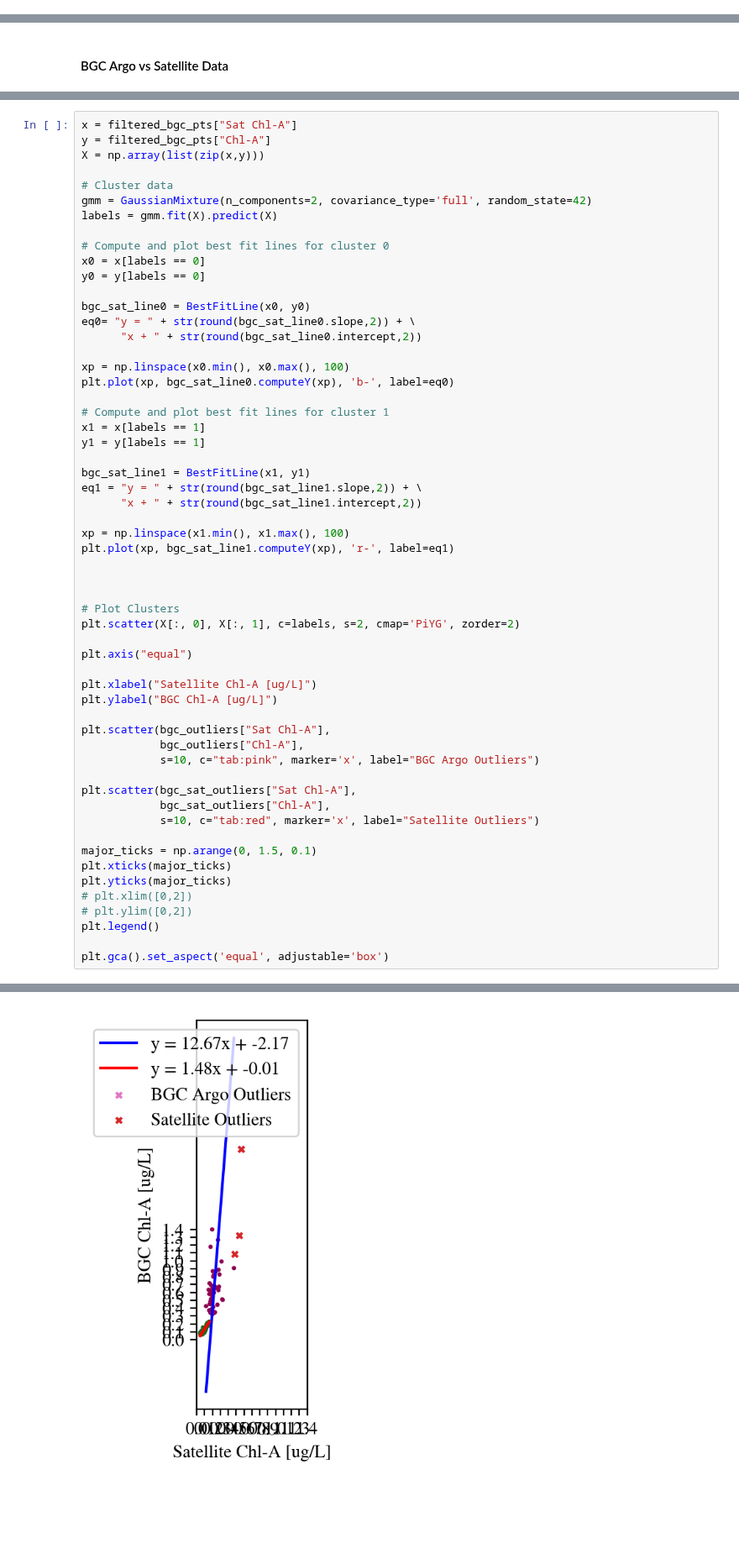
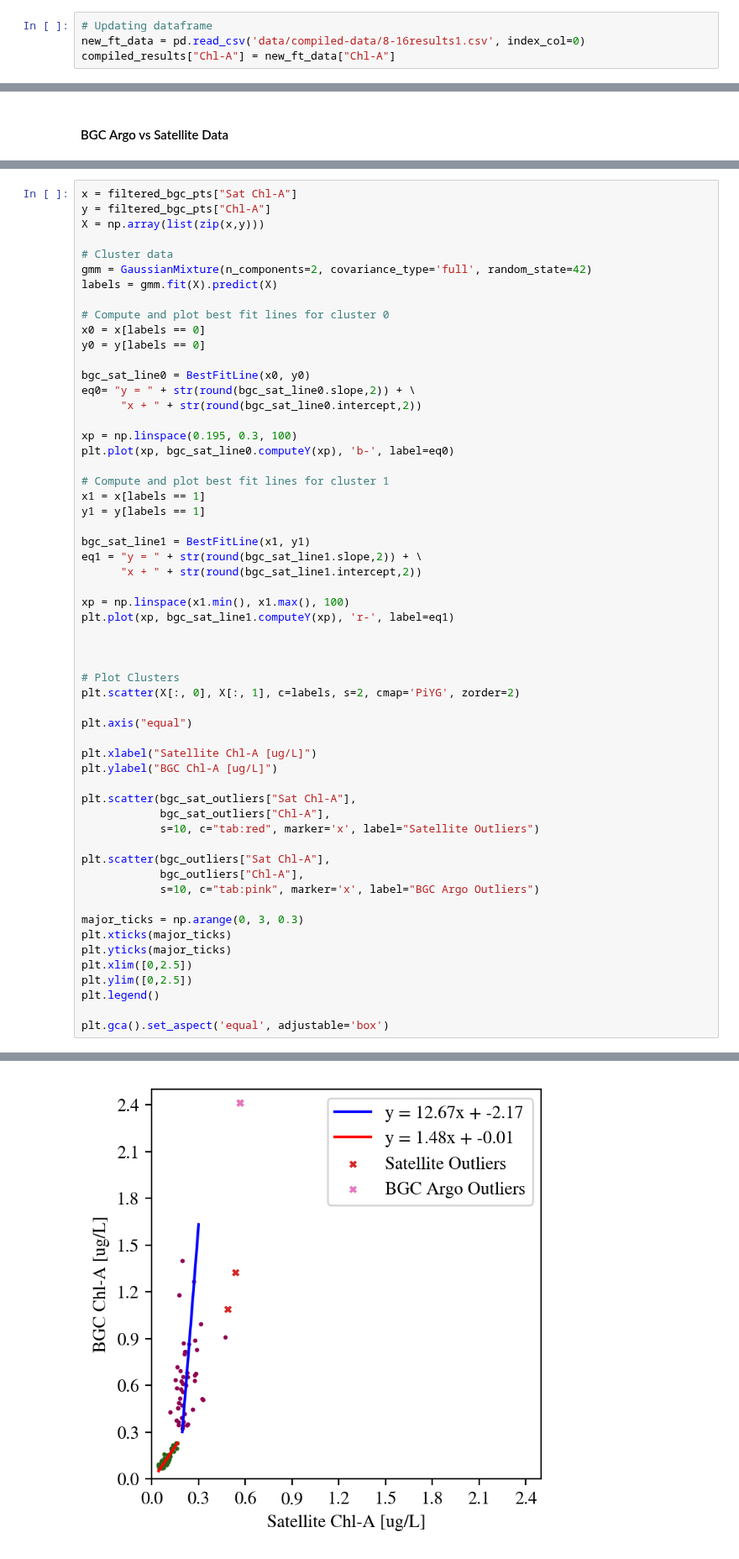
Before and after one commit to AmyPhung/chl-a-comparison, a Jupyter notebook: Revised Figures (Histograms, Satellite Comparisons).ipynb, the cells around one changed output, grey strips where cells are left out. Shown at 84% size. Saved outputs shown, nothing was run; the diff lists cells and outputs as text; blank space fills up the shorter version.

```diff
--- a/Revised Figures (Histograms, Satellite Comparisons).ipynb
+++ b/Revised Figures (Histograms, Satellite Comparisons).ipynb
@@ -38,0 +51,4 @@ compiled_results.head()
+# %%
+# Updating dataframe
+new_ft_data = pd.read_csv('data/compiled-data/8-16results1.csv', index_col=0)
+compiled_results["Chl-A"] = new_ft_data["Chl-A"]
@@ -405,7 +431,7 @@ bgc_sat_line0 = BestFitLine(x0, y0)
 eq0= "y = " + str(round(bgc_sat_line0.slope,2)) + \
       "x + " + str(round(bgc_sat_line0.intercept,2))
 
-xp = np.linspace(x0.min(), x0.max(), 100)
+xp = np.linspace(0.195, 0.3, 100)
 plt.plot(xp, bgc_sat_line0.computeY(xp), 'b-', label=eq0)
 
 # Compute and plot best fit lines for cluster 1
@@ -428,38 +454,38 @@ plt.axis("equal")
 
 plt.xlabel("Satellite Chl-A [ug/L]")
 plt.ylabel("BGC Chl-A [ug/L]")
 
+plt.scatter(bgc_sat_outliers["Sat Chl-A"],
+            bgc_sat_outliers["Chl-A"],
+            s=10, c="tab:red", marker='x', label="Satellite Outliers")
+
 plt.scatter(bgc_outliers["Sat Chl-A"],
             bgc_outliers["Chl-A"],
             s=10, c="tab:pink", marker='x', label="BGC Argo Outliers")
 
-plt.scatter(bgc_sat_outliers["Sat Chl-A"],
-            bgc_sat_outliers["Chl-A"],
-            s=10, c="tab:red", marker='x', label="Satellite Outliers")
-
-major_ticks = np.arange(0, 1.5, 0.1)
+major_ticks = np.arange(0, 3, 0.3)
 plt.xticks(major_ticks)
 plt.yticks(major_ticks)
-# plt.xlim([0,2])
-# plt.ylim([0,2])
+plt.xlim([0,2.5])
+plt.ylim([0,2.5])
 plt.legend()
 
 plt.gca().set_aspect('equal', adjustable='box')
 # %% [output]
 Beta: [12.67314129 -2.16939002]
 Beta Std Error: [5.59462511 1.23641774]
 Beta Covariance: [[ 9095.59183023 -2002.17066894]
  [-2002.17066894   444.24182131]]
 Residual Variance: 0.0034412087418321928
 Inverse Condition #: 0.0019267006373780255
 Reason(s) for Halting:
   Sum of squares convergence
 Beta: [ 1.48260398 -0.01385293]
 Beta Std Error: [0.11650171 0.0111747 ]
 Beta Covariance: [[78.68298691 -7.15826916]
  [-7.15826916  0.72391573]]
 Residual Variance: 0.0001724978725248826
 Inverse Condition #: 0.003020991498894886
 Reason(s) for Halting:
   Sum of squares convergence
-[figure, old version]
+[figure, new version]
```
Also changed, not shown: parts of 9 cells of this notebook.
